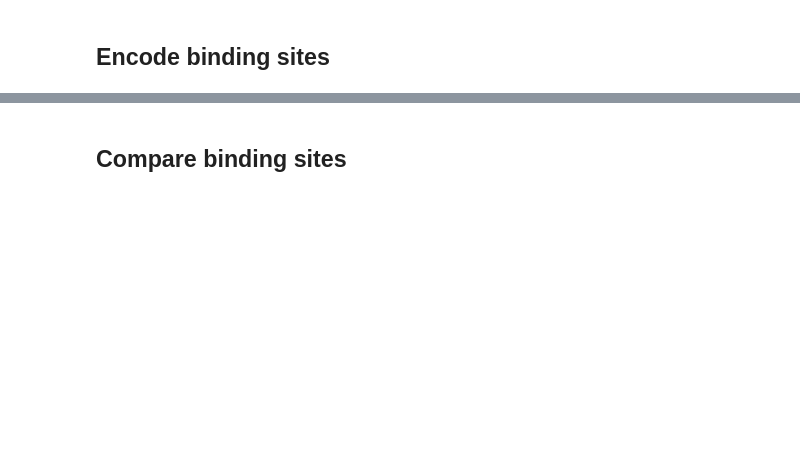
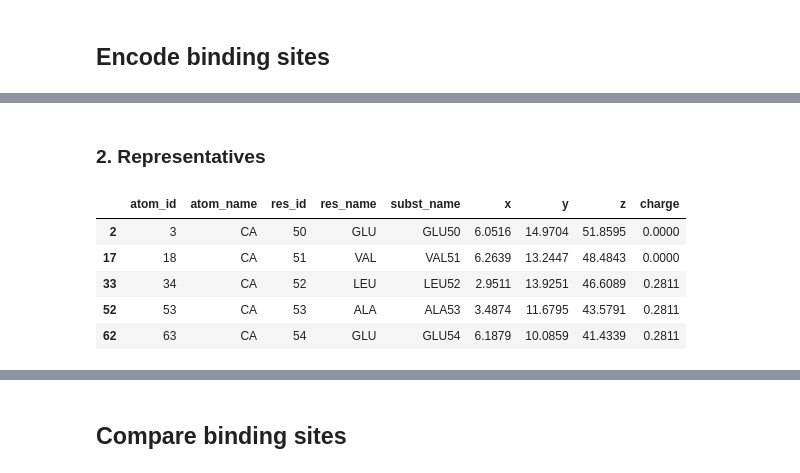
Before and after one commit to volkamerlab/ratar, a Jupyter notebook: docs/tutorials/ratar_tutorial.ipynb, the cells around one changed output, grey strips where cells are left out. Cells and saved outputs as stored; diff of their text form; code cells hidden in the pictures; blank space fills up the shorter version.

```diff
--- a/docs/tutorials/ratar_tutorial.ipynb
+++ b/docs/tutorials/ratar_tutorial.ipynb
@@ -191,0 +79,11 @@ bs.shapes.shapes_dict['ca_z123']['6dim']['moments'].head()
+# %% [markdown]
+### 2. Representatives
+# %%
+bs.representatives.ca.head()
+# %% [output]
+|  | atom_id | atom_name | res_id | res_name | subst_name | x | y | z | charge |
+| 2 | 3 | CA | 50 | GLU | GLU50 | 6.0516 | 14.9704 | 51.8595 | 0.0000 |
+| 17 | 18 | CA | 51 | VAL | VAL51 | 6.2639 | 13.2447 | 48.4843 | 0.0000 |
+| 33 | 34 | CA | 52 | LEU | LEU52 | 2.9511 | 13.9251 | 46.6089 | 0.2811 |
+| 52 | 53 | CA | 53 | ALA | ALA53 | 3.4874 | 11.6795 | 43.5791 | 0.2811 |
+| 62 | 63 | CA | 54 | GLU | GLU54 | 6.1879 | 10.0859 | 41.4339 | 0.2811 |
```
Also changed, not shown: parts of 105 cells of this notebook.
